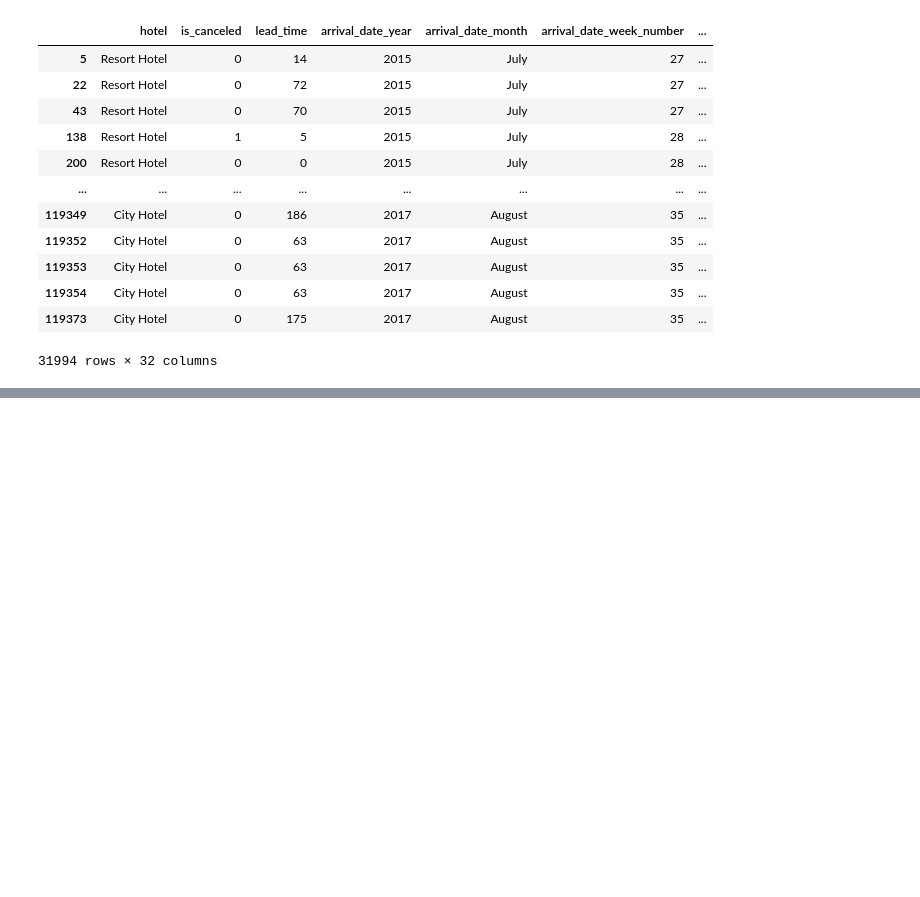
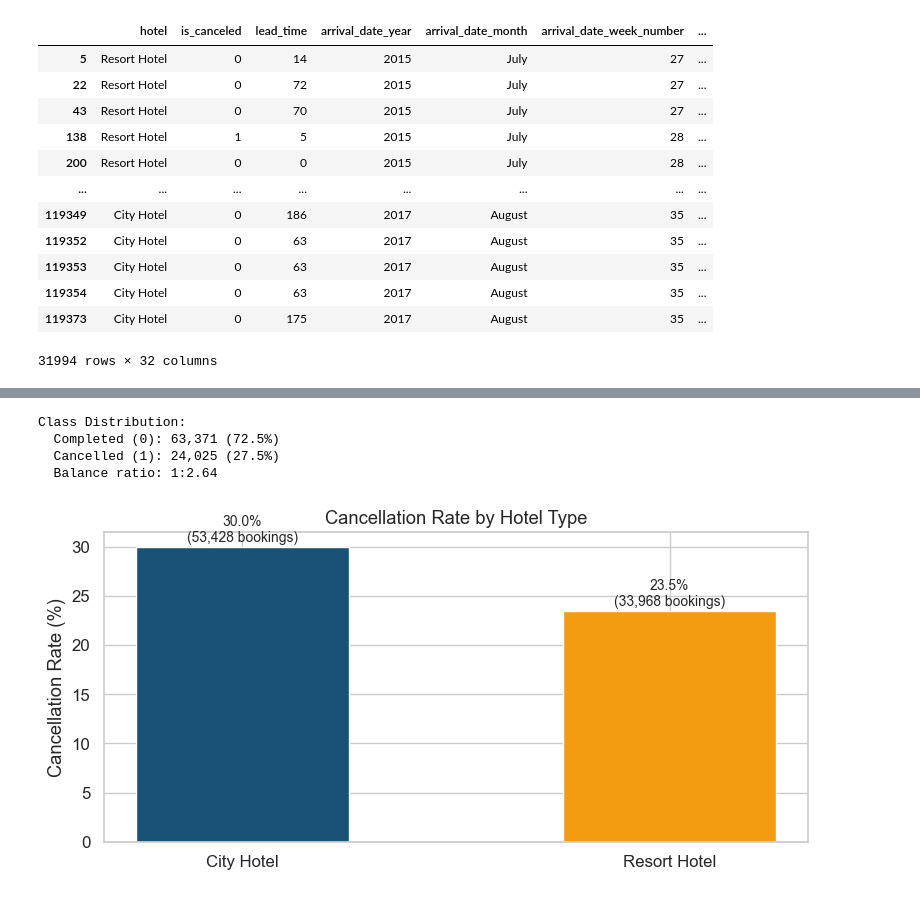
Before and after one commit to bezawitzyb/noshowshield, a Jupyter notebook: notebook/beza.ipynb, the cells around one changed output, grey strips where cells are left out. Cells and saved outputs as stored; diff of their text form; code cells hidden in the pictures; blank space fills up the shorter version.

```diff
--- a/notebook/beza.ipynb
+++ b/notebook/beza.ipynb
@@ -146,0 +178,13 @@ companies.head(10)
+# %%
+# Handle missing values
+# 'company' and 'agent' are often null — means no agent / no company (direct booking)
+df['company'] = df['company'].fillna(0).astype(int)
+df['agent'] = df['agent'].fillna(0).astype(int)
+
+# 'country' — fill with 'Unknown'
+df['country'] = df['country'].fillna('Unknown')
+
+# 'children' — fill with 0
+df['children'] = df['children'].fillna(0).astype(int)
+
+print(f'Remaining nulls: {df.isnull().sum().sum()}')
@@ -146,0 +209,31 @@ companies.head(10)
+# %%
+cancel_counts = df['is_canceled'].value_counts()
+cancel_pct = df['is_canceled'].value_counts(normalize=True) * 100
+
+print('Class Distribution:')
+print(f'  Completed (0): {cancel_counts[0]:,} ({cancel_pct[0]:.1f}%)')
+print(f'  Cancelled (1): {cancel_counts[1]:,} ({cancel_pct[1]:.1f}%)')
+print(f'  Balance ratio: 1:{cancel_counts[0]/cancel_counts[1]:.2f}')
+# %% [output]
+Class Distribution:
+  Completed (0): 63,371 (72.5%)
+  Cancelled (1): 24,025 (27.5%)
+  Balance ratio: 1:2.64
+# %%
+# Cancellation rate by hotel type
+hotel_cancel = df.groupby('hotel')['is_canceled'].agg(['mean', 'count']).reset_index()
+hotel_cancel.columns = ['hotel', 'cancel_rate', 'bookings']
+hotel_cancel['cancel_rate'] = (hotel_cancel['cancel_rate'] * 100).round(1)
+
+fig, ax = plt.subplots(figsize=(8, 4))
+bars = ax.bar(hotel_cancel['hotel'], hotel_cancel['cancel_rate'],
+              color=[COLORS['primary'], COLORS['secondary']], edgecolor='white', width=0.5)
+ax.set_title('Cancellation Rate by Hotel Type')
+ax.set_ylabel('Cancellation Rate (%)')
+for bar, rate, count in zip(bars, hotel_cancel['cancel_rate'], hotel_cancel['bookings']):
+    ax.text(bar.get_x() + bar.get_width()/2, bar.get_height() + 0.5,
+            f'{rate}%\n({count:,} bookings)', ha='center', fontsize=10)
+plt.tight_layout()
+plt.show()
+# %% [output]
+[figure, added]
```
Also changed, not shown: parts of 17 cells of this notebook.
